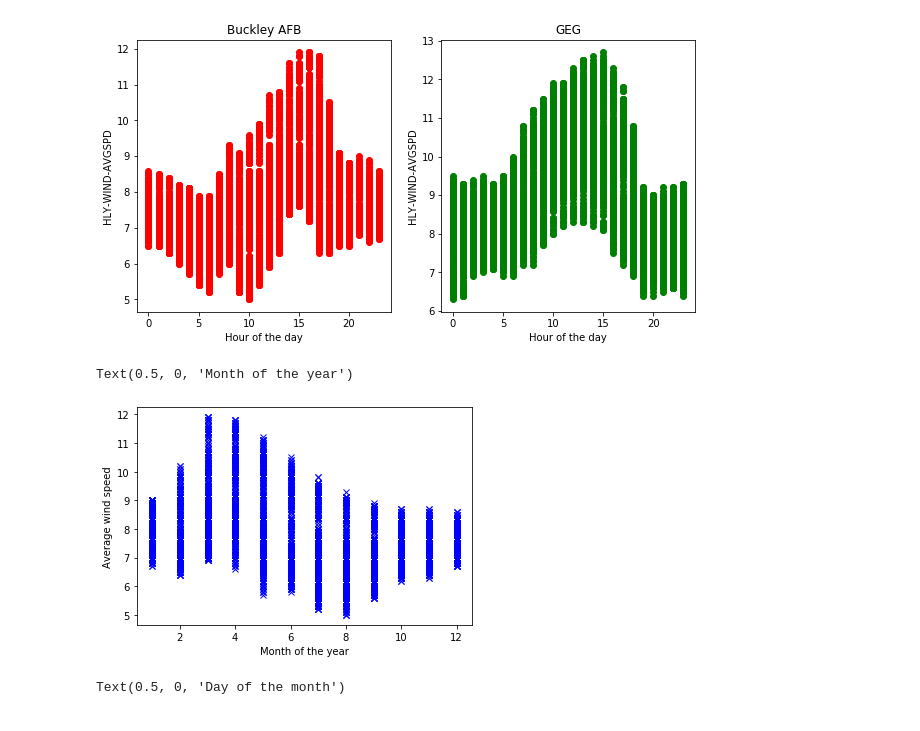
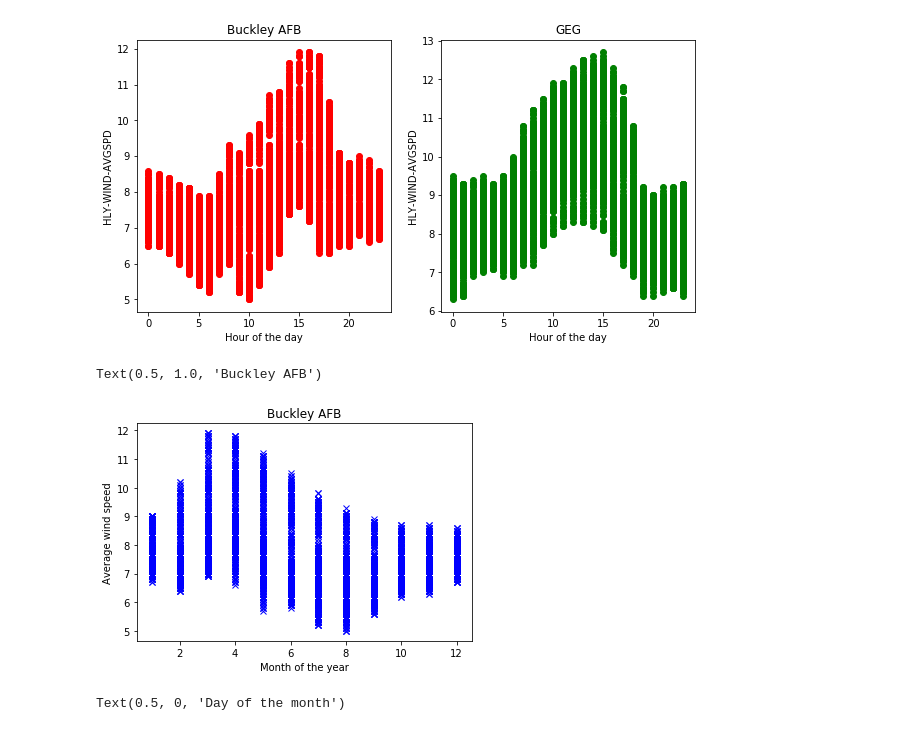
Before and after one commit to edwinsupple/Wind-Analysis, a Jupyter notebook: Wind Averages.ipynb, the cells around one changed output. Cells and saved outputs as stored; diff of their text form; code cells hidden in the pictures.

Commit message:
Cleaned up some more. reduced size of some graphs.

```diff
--- a/Wind Averages.ipynb
+++ b/Wind Averages.ipynb
@@ -101,12 +82,13 @@ Text(0.5, 1.0, 'GEG')
 # %%
 fig3, ax3 = plt.subplots()
 
-ax3.plot([dt.month for dt in DATE.astype(object)],DATA[:,12], 'bx')
+ax3.plot([dt.month for dt in DEN_DATE.astype(object)],DEN_DATA[:,12], 'bx')
 ax3.set_ylabel('Average wind speed')
 ax3.set_xlabel('Month of the year')
+ax3.set_title('Buckley AFB')
 # %% [output]
-Text(0.5, 0, 'Month of the year')
+Text(0.5, 1.0, 'Buckley AFB')
-[figure, old version]
+[figure, new version]
 # %%
 fig4, ax4 = plt.subplots()
 
```
Also changed, not shown: parts of 6 cells of this notebook, 1 other file.
